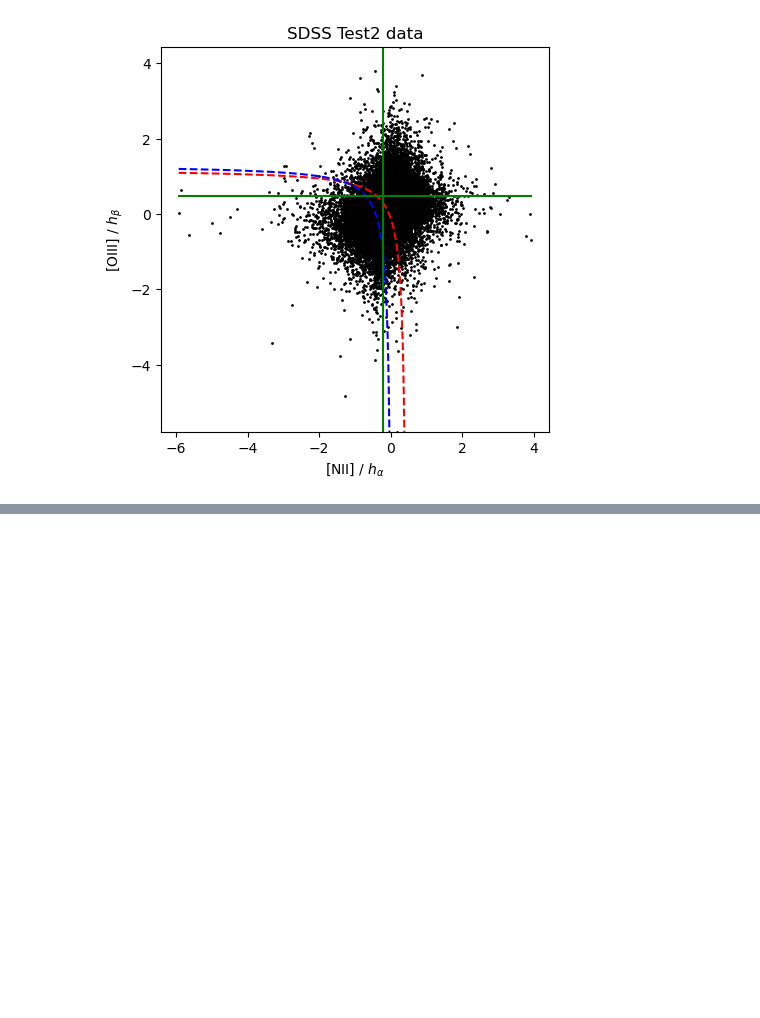
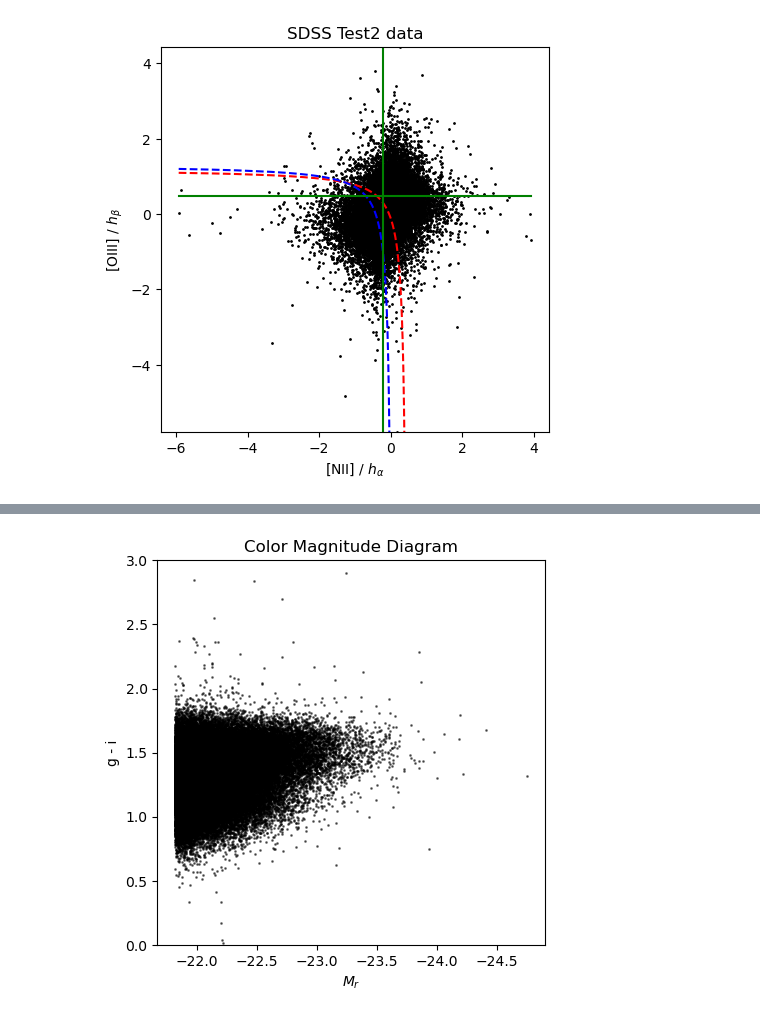
Before and after one commit to Dotoria/GU2_TP, a Jupyter notebook: TP_JSH/Test2_binning.ipynb, the cells around one changed output, grey strips where cells are left out. Drawn from its saved outputs; the diff is of its cells as text; code cells hidden in the pictures; blank space fills up the shorter version.

```diff
--- a/TP_JSH/Test2_binning.ipynb
+++ b/TP_JSH/Test2_binning.ipynb
@@ -170,0 +255,16 @@ plt.show()
+# %%
+# CMD
+g = data['petroMag_g']
+i = data['petroMag_i']
+g_i = g - i
+
+plt.figure(figsize=(5,5))
+plt.scatter(Mr, g_i, c='k', s=1, alpha=0.5)
+plt.gca().invert_xaxis()
+plt.ylim(0, 3)
+plt.xlabel('$M_r$')
+plt.ylabel('g - i')
+plt.title('Color Magnitude Diagram')
+plt.show()
+# %% [output]
+[figure, added]
```
Also changed, not shown: parts of 9 cells of this notebook.
